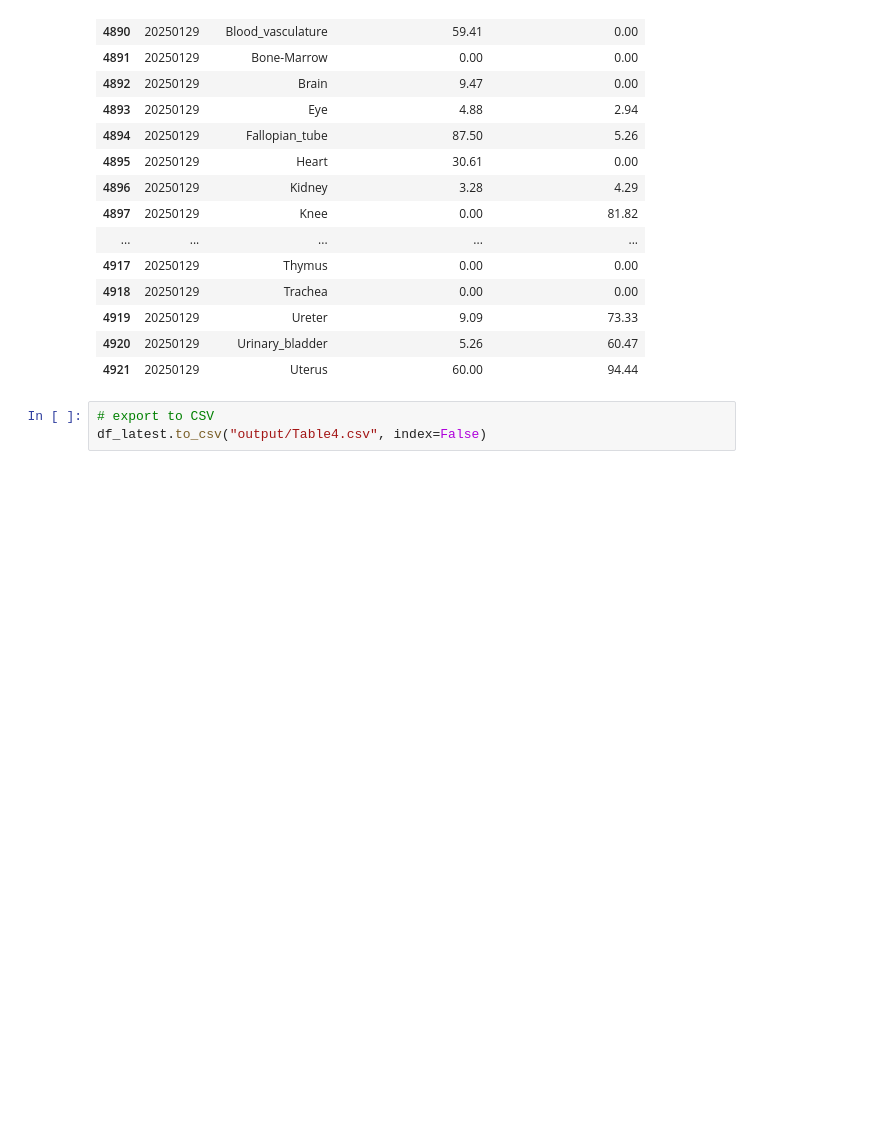
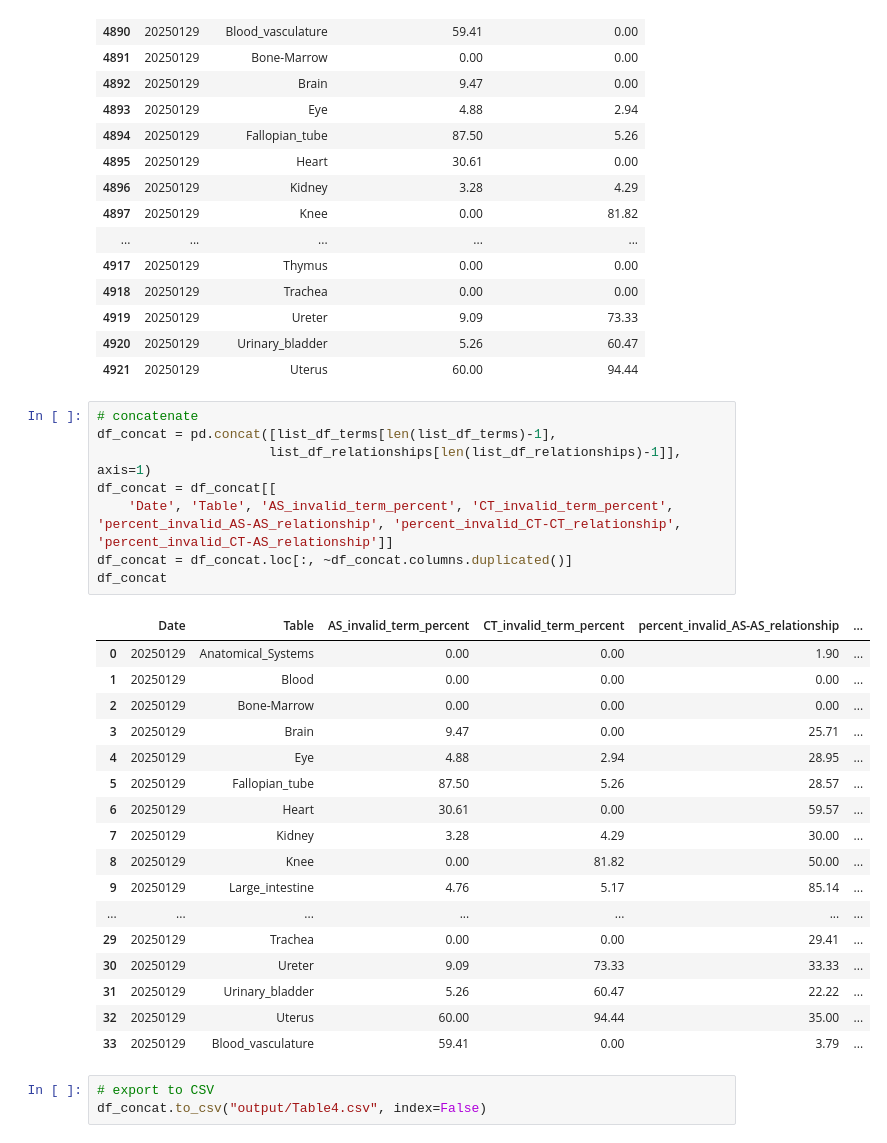
Before and after one commit to cns-iu/hra-kg-supporting-information, a Jupyter notebook: notebooks/hra-kg-technical-validation.ipynb, the cells around one changed output. Drawn from its saved outputs; the diff is of its cells as text; blank space fills up the shorter version.

```diff
--- a/notebooks/hra-kg-technical-validation.ipynb
+++ b/notebooks/hra-kg-technical-validation.ipynb
@@ -635,7 +636,33 @@ df_latest
 | 4919 | 20250129 | Ureter | 9.09 | 73.33 |
 | 4920 | 20250129 | Urinary_bladder | 5.26 | 60.47 |
 | 4921 | 20250129 | Uterus | 60.00 | 94.44 |
+# %%
+# concatenate
+df_concat = pd.concat([list_df_terms[len(list_df_terms)-1],
+                      list_df_relationships[len(list_df_relationships)-1]], axis=1)
+df_concat = df_concat[[
+    'Date', 'Table', 'AS_invalid_term_percent', 'CT_invalid_term_percent', 'percent_invalid_AS-AS_relationship', 'percent_invalid_CT-CT_relationship', 'percent_invalid_CT-AS_relationship']]
+df_concat = df_concat.loc[:, ~df_concat.columns.duplicated()]
+df_concat
+# %% [output]
+|  | Date | Table | AS_invalid_term_percent | CT_invalid_term_percent | percent_invalid_AS-AS_relationship | ... |
+| 0 | 20250129 | Anatomical_Systems | 0.00 | 0.00 | 1.90 | ... |
+| 1 | 20250129 | Blood | 0.00 | 0.00 | 0.00 | ... |
+| 2 | 20250129 | Bone-Marrow | 0.00 | 0.00 | 0.00 | ... |
+| 3 | 20250129 | Brain | 9.47 | 0.00 | 25.71 | ... |
+| 4 | 20250129 | Eye | 4.88 | 2.94 | 28.95 | ... |
+| 5 | 20250129 | Fallopian_tube | 87.50 | 5.26 | 28.57 | ... |
+| 6 | 20250129 | Heart | 30.61 | 0.00 | 59.57 | ... |
+| 7 | 20250129 | Kidney | 3.28 | 4.29 | 30.00 | ... |
+| 8 | 20250129 | Knee | 0.00 | 81.82 | 50.00 | ... |
+| 9 | 20250129 | Large_intestine | 4.76 | 5.17 | 85.14 | ... |
+| ... | ... | ... | ... | ... | ... | ... |
+| 29 | 20250129 | Trachea | 0.00 | 0.00 | 29.41 | ... |
+| 30 | 20250129 | Ureter | 9.09 | 73.33 | 33.33 | ... |
+| 31 | 20250129 | Urinary_bladder | 5.26 | 60.47 | 22.22 | ... |
+| 32 | 20250129 | Uterus | 60.00 | 94.44 | 35.00 | ... |
+| 33 | 20250129 | Blood_vasculature | 59.41 | 0.00 | 3.79 | ... |
 # %%
 # export to CSV
-df_latest.to_csv("output/Table4.csv", index=False)
+df_concat.to_csv("output/Table4.csv", index=False)
 # %%
```
Also changed, not shown: parts of 3 cells of this notebook, 1 other file.
